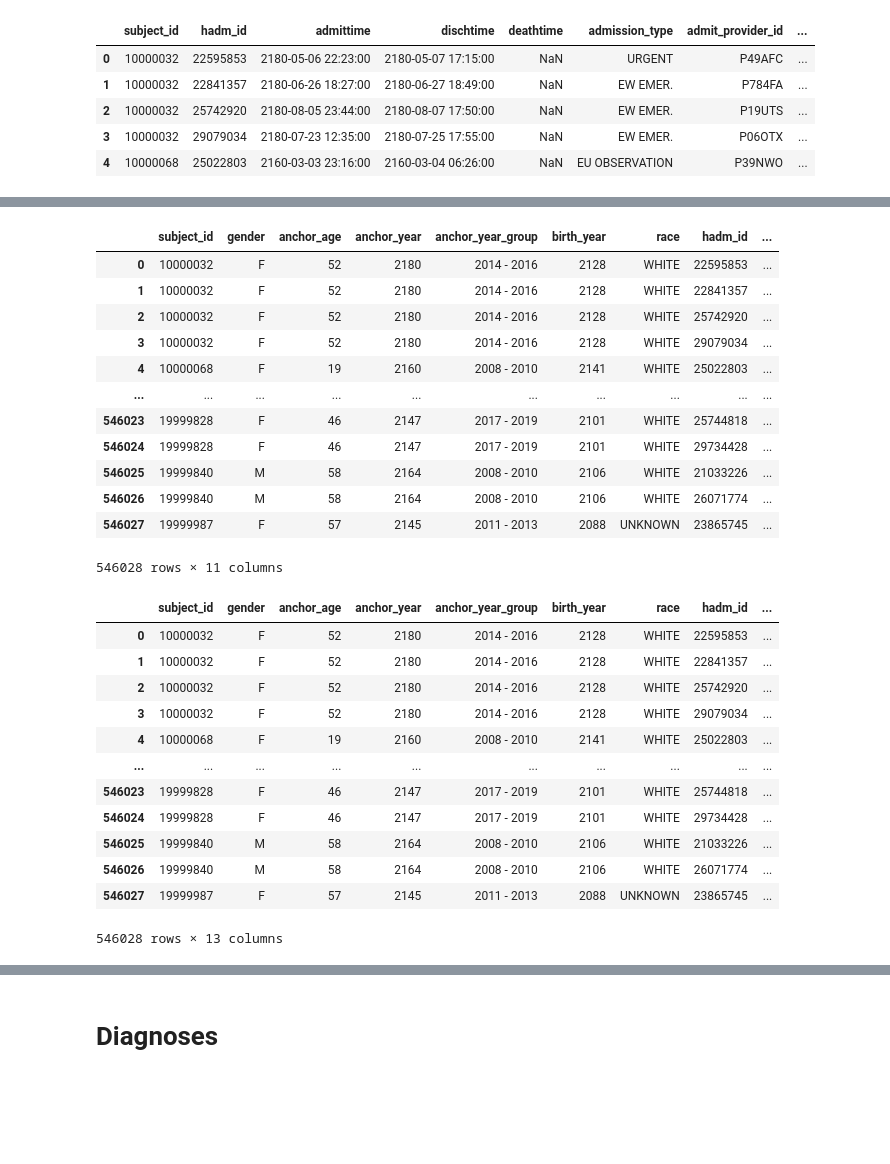
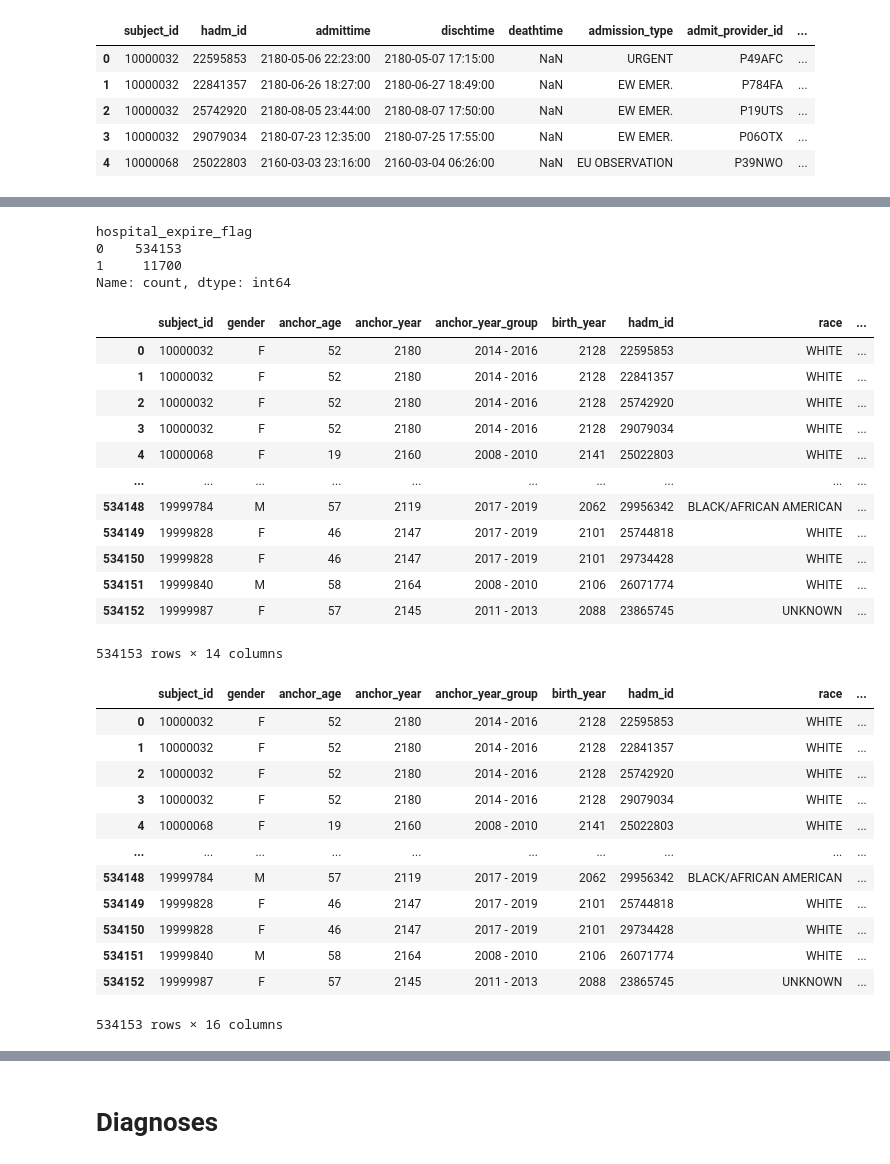
Before and after one commit to jp4147/mimic-project, a Jupyter notebook: diagnoses_data_processing.ipynb, the cells around one changed output, grey strips where cells are left out. Drawn from its saved outputs; the diff is of its cells as text; code cells hidden in the pictures; blank space fills up the shorter version.

Commit message:
filter out adm with negative LOS, patient death. reformat diagnoses/admissions data

```diff
--- a/diagnoses_data_processing.ipynb
+++ b/diagnoses_data_processing.ipynb
@@ -130,40 +176,54 @@ admissions.head(5)
+# %%
+# Remove admissions with negative los
+admissions = admissions[~(admissions["length_of_stay"] < pd.Timedelta(days=0))]
+# %%
+# Check how many patients died in the hospital
+admissions["hospital_expire_flag"].value_counts()
+# %% [output]
+hospital_expire_flag
+0    534153
+1     11700
+Name: count, dtype: int64
+# %%
+# Remove admissions during which patient died
+admissions = admissions[admissions["hospital_expire_flag"] == 0]
 # %%
 # Merge patients and admissions
-pat_adm_df = pd.merge(pat_df, admissions[["subject_id", "race", "hadm_id", "admittime", "dischtime", "length_of_stay"]], on='subject_id', how='inner')
+pat_adm_df = pd.merge(pat_df, admissions[["subject_id", "hadm_id", "race", "language", "marital_status", "insurance", "admittime", "dischtime", "length_of_stay"]], on='subject_id', how='inner')
 pat_adm_df
 # %% [output]
-|  | subject_id | gender | anchor_age | anchor_year | anchor_year_group | birth_year | race | hadm_id | ... |
-| 0 | 10000032 | F | 52 | 2180 | 2014 - 2016 | 2128 | WHITE | 22595853 | ... |
-| 1 | 10000032 | F | 52 | 2180 | 2014 - 2016 | 2128 | WHITE | 22841357 | ... |
-| 2 | 10000032 | F | 52 | 2180 | 2014 - 2016 | 2128 | WHITE | 25742920 | ... |
-| 3 | 10000032 | F | 52 | 2180 | 2014 - 2016 | 2128 | WHITE | 29079034 | ... |
-| 4 | 10000068 | F | 19 | 2160 | 2008 - 2010 | 2141 | WHITE | 25022803 | ... |
+|  | subject_id | gender | anchor_age | anchor_year | anchor_year_group | birth_year | hadm_id | race | ... |
+| 0 | 10000032 | F | 52 | 2180 | 2014 - 2016 | 2128 | 22595853 | WHITE | ... |
+| 1 | 10000032 | F | 52 | 2180 | 2014 - 2016 | 2128 | 22841357 | WHITE | ... |
+| 2 | 10000032 | F | 52 | 2180 | 2014 - 2016 | 2128 | 25742920 | WHITE | ... |
+| 3 | 10000032 | F | 52 | 2180 | 2014 - 2016 | 2128 | 29079034 | WHITE | ... |
+| 4 | 10000068 | F | 19 | 2160 | 2008 - 2010 | 2141 | 25022803 | WHITE | ... |
 | ... | ... | ... | ... | ... | ... | ... | ... | ... | ... |
-| 546023 | 19999828 | F | 46 | 2147 | 2017 - 2019 | 2101 | WHITE | 25744818 | ... |
-| 546024 | 19999828 | F | 46 | 2147 | 2017 - 2019 | 2101 | WHITE | 29734428 | ... |
-| 546025 | 19999840 | M | 58 | 2164 | 2008 - 2010 | 2106 | WHITE | 21033226 | ... |
-| 546026 | 19999840 | M | 58 | 2164 | 2008 - 2010 | 2106 | WHITE | 26071774 | ... |
-| 546027 | 19999987 | F | 57 | 2145 | 2011 - 2013 | 2088 | UNKNOWN | 23865745 | ... |
+| 534148 | 19999784 | M | 57 | 2119 | 2017 - 2019 | 2062 | 29956342 | BLACK/AFRICAN AMERICAN | ... |
+| 534149 | 19999828 | F | 46 | 2147 | 2017 - 2019 | 2101 | 25744818 | WHITE | ... |
+| 534150 | 19999828 | F | 46 | 2147 | 2017 - 2019 | 2101 | 29734428 | WHITE | ... |
+| 534151 | 19999840 | M | 58 | 2164 | 2008 - 2010 | 2106 | 26071774 | WHITE | ... |
+| 534152 | 19999987 | F | 57 | 2145 | 2011 - 2013 | 2088 | 23865745 | UNKNOWN | ... |
-546028 rows × 11 columns
+534153 rows × 14 columns
 # %%
 # Calculate age at admission, age at discharge
 pat_adm_df['admit_age'] = pat_adm_df['admittime'].dt.year - pat_adm_df['birth_year']
 pat_adm_df['disch_age'] = pat_adm_df['dischtime'].dt.year - pat_adm_df['birth_year']
 pat_adm_df
 # %% [output]
-|  | subject_id | gender | anchor_age | anchor_year | anchor_year_group | birth_year | race | hadm_id | ... |
-| 0 | 10000032 | F | 52 | 2180 | 2014 - 2016 | 2128 | WHITE | 22595853 | ... |
-| 1 | 10000032 | F | 52 | 2180 | 2014 - 2016 | 2128 | WHITE | 22841357 | ... |
-| 2 | 10000032 | F | 52 | 2180 | 2014 - 2016 | 2128 | WHITE | 25742920 | ... |
-| 3 | 10000032 | F | 52 | 2180 | 2014 - 2016 | 2128 | WHITE | 29079034 | ... |
-| 4 | 10000068 | F | 19 | 2160 | 2008 - 2010 | 2141 | WHITE | 25022803 | ... |
+|  | subject_id | gender | anchor_age | anchor_year | anchor_year_group | birth_year | hadm_id | race | ... |
+| 0 | 10000032 | F | 52 | 2180 | 2014 - 2016 | 2128 | 22595853 | WHITE | ... |
+| 1 | 10000032 | F | 52 | 2180 | 2014 - 2016 | 2128 | 22841357 | WHITE | ... |
+| 2 | 10000032 | F | 52 | 2180 | 2014 - 2016 | 2128 | 25742920 | WHITE | ... |
+| 3 | 10000032 | F | 52 | 2180 | 2014 - 2016 | 2128 | 29079034 | WHITE | ... |
+| 4 | 10000068 | F | 19 | 2160 | 2008 - 2010 | 2141 | 25022803 | WHITE | ... |
 | ... | ... | ... | ... | ... | ... | ... | ... | ... | ... |
-| 546023 | 19999828 | F | 46 | 2147 | 2017 - 2019 | 2101 | WHITE | 25744818 | ... |
-| 546024 | 19999828 | F | 46 | 2147 | 2017 - 2019 | 2101 | WHITE | 29734428 | ... |
-| 546025 | 19999840 | M | 58 | 2164 | 2008 - 2010 | 2106 | WHITE | 21033226 | ... |
-| 546026 | 19999840 | M | 58 | 2164 | 2008 - 2010 | 2106 | WHITE | 26071774 | ... |
-| 546027 | 19999987 | F | 57 | 2145 | 2011 - 2013 | 2088 | UNKNOWN | 23865745 | ... |
+| 534148 | 19999784 | M | 57 | 2119 | 2017 - 2019 | 2062 | 29956342 | BLACK/AFRICAN AMERICAN | ... |
+| 534149 | 19999828 | F | 46 | 2147 | 2017 - 2019 | 2101 | 25744818 | WHITE | ... |
+| 534150 | 19999828 | F | 46 | 2147 | 2017 - 2019 | 2101 | 29734428 | WHITE | ... |
+| 534151 | 19999840 | M | 58 | 2164 | 2008 - 2010 | 2106 | 26071774 | WHITE | ... |
+| 534152 | 19999987 | F | 57 | 2145 | 2011 - 2013 | 2088 | 23865745 | UNKNOWN | ... |
-546028 rows × 13 columns
+534153 rows × 16 columns
 # %%
 (pat_adm_df["dischtime"] - pat_adm_df["admittime"]).describe()
 # %% [output]
```
Also changed, not shown: parts of 26 cells of this notebook, 1 other file.
